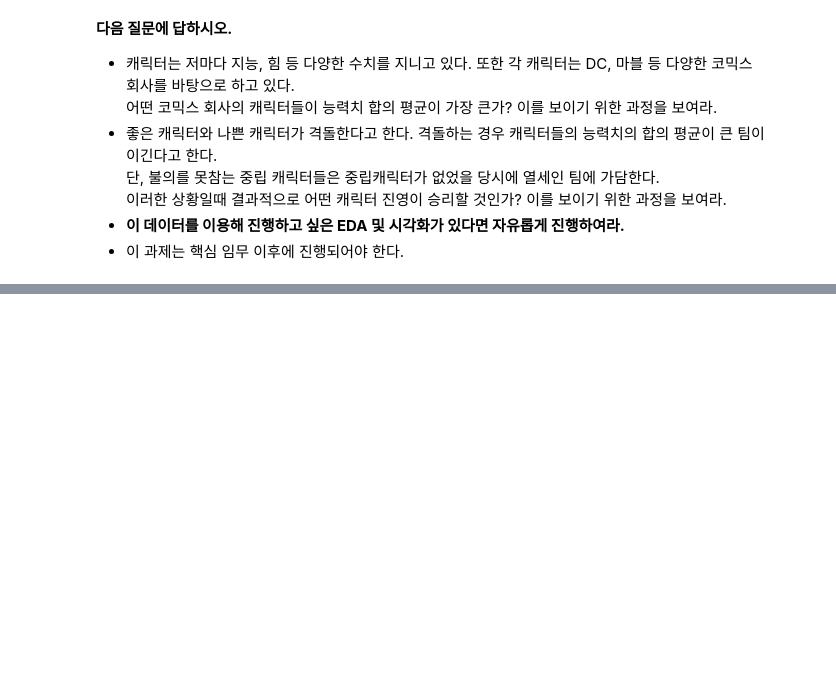
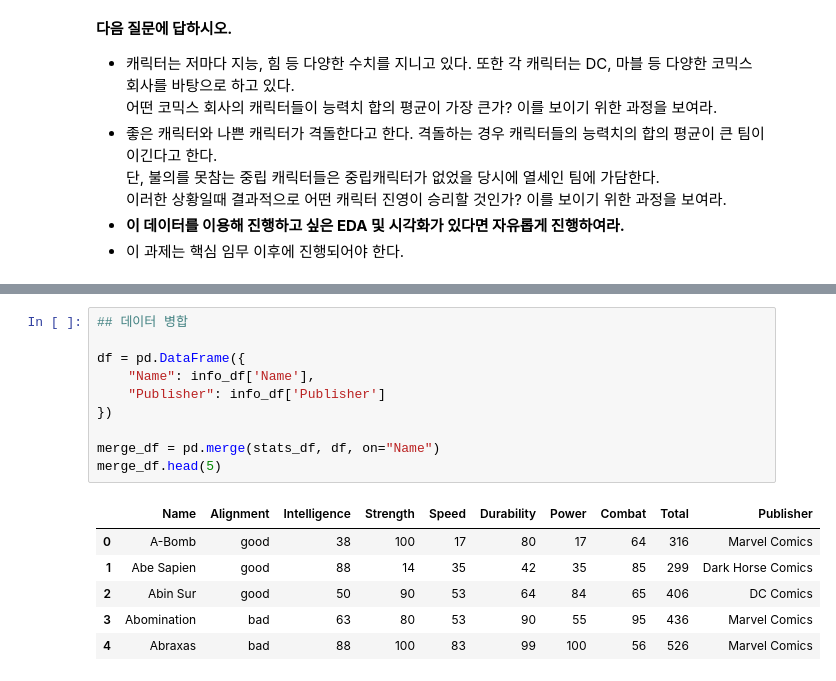
Before and after one commit to super-corini/programmers_kdt_II, a Jupyter notebook: day5_mission/abengers.ipynb, the cells around one changed output, grey strips where cells are left out. Drawn from its saved outputs; the diff is of its cells as text; blank space fills up the shorter version.

```diff
--- a/day5_mission/abengers.ipynb
+++ b/day5_mission/abengers.ipynb
@@ -192,0 +210,17 @@ plt.show()
+# %%
+## 데이터 병합
+
+df = pd.DataFrame({
+    "Name": info_df['Name'],
+    "Publisher": info_df['Publisher']
+})
+
+merge_df = pd.merge(stats_df, df, on="Name")
+merge_df.head(5)
+# %% [output]
+|  | Name | Alignment | Intelligence | Strength | Speed | Durability | Power | Combat | Total | Publisher |
+| 0 | A-Bomb | good | 38 | 100 | 17 | 80 | 17 | 64 | 316 | Marvel Comics |
+| 1 | Abe Sapien | good | 88 | 14 | 35 | 42 | 35 | 85 | 299 | Dark Horse Comics |
+| 2 | Abin Sur | good | 50 | 90 | 53 | 64 | 84 | 65 | 406 | DC Comics |
+| 3 | Abomination | bad | 63 | 80 | 53 | 90 | 55 | 95 | 436 | Marvel Comics |
+| 4 | Abraxas | bad | 88 | 100 | 83 | 99 | 100 | 56 | 526 | Marvel Comics |
```
Also changed, not shown: parts of 14 cells of this notebook, 1 other file.
